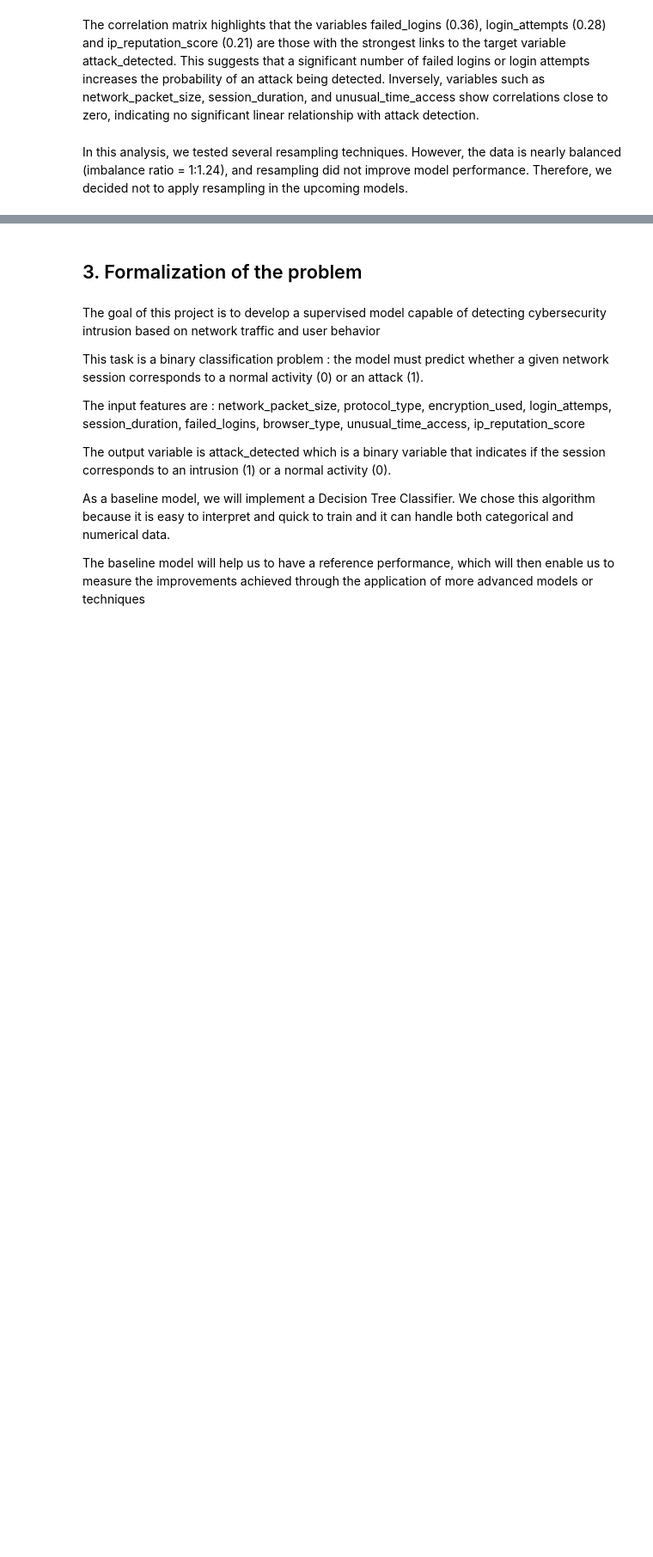
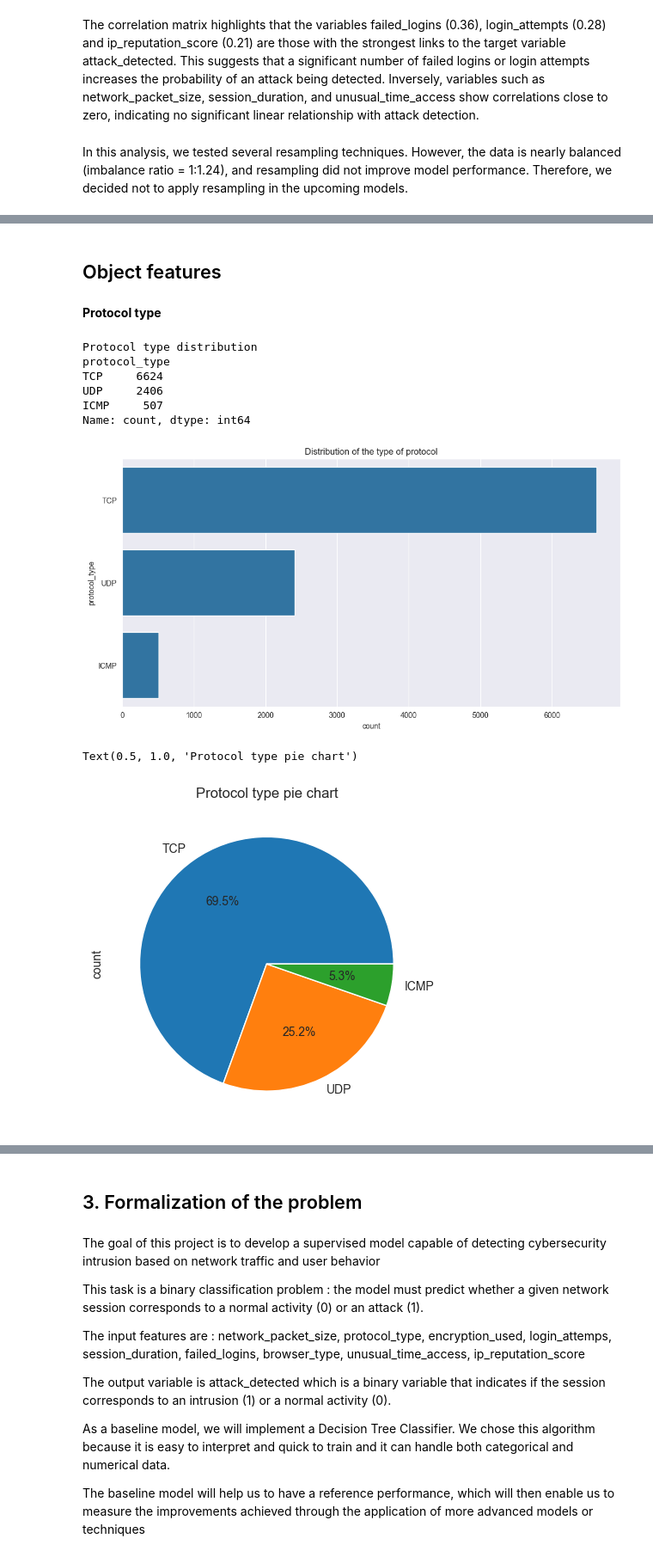
Before and after one commit to manGjv/Cybersecurity-Intrusion-Detection, a Jupyter notebook: project.ipynb, the cells around one changed output, grey strips where cells are left out. Shown at 86% size. Drawn from its saved outputs; the diff is of its cells as text; code cells hidden in the pictures; blank space fills up the shorter version.

```diff
--- a/project.ipynb
+++ b/project.ipynb
@@ -152,0 +196,25 @@ In this analysis, we tested several resampling techniques. However, the data is
+# %% [markdown]
+## Object features
+# %% [markdown]
+**Protocol type**
+# %%
+print("Protocol type distribution")
+print(df['protocol_type'].value_counts(normalize=False))
+
+plt.figure(figsize=(12,6))
+sns.countplot(y='protocol_type', data=df, order=df['protocol_type'].value_counts().index)
+plt.title('Distribution of the type of protocol')
+plt.show()
+
+df['protocol_type'].value_counts().plot(kind='pie', autopct='%1.1f%%')
+plt.title('Protocol type pie chart')
+# %% [output]
+Protocol type distribution
+protocol_type
+TCP     6624
+UDP     2406
+ICMP     507
+Name: count, dtype: int64
+[figure, added]
+Text(0.5, 1.0, 'Protocol type pie chart')
+[figure, added]
```
Also changed, not shown: parts of 25 cells of this notebook.
